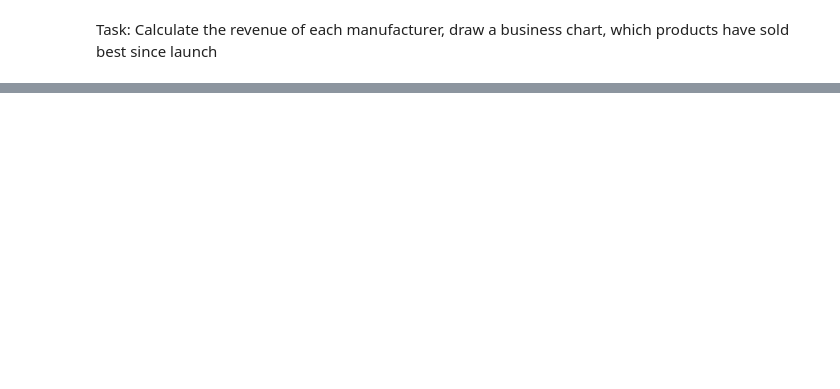
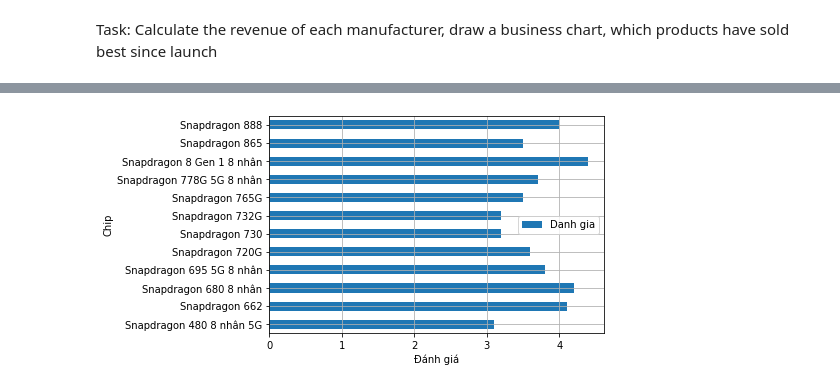
Before and after one commit to kienphamlalala/crawldata, a Jupyter notebook: xulyfile.ipynb, the cells around one changed output, grey strips where cells are left out. Saved outputs shown, nothing was run; the diff lists cells and outputs as text; code cells hidden in the pictures; blank space fills up the shorter version.

```diff
--- a/xulyfile.ipynb
+++ b/xulyfile.ipynb
@@ -23,0 +58,16 @@ Product has most sales is iPhone with 41631410000 sales
+# %%
+def chip_snd(st1):
+    st1=st1.split(' ')[0]
+    return st1
+# %%
+
+#df2_tmp=df2.loc[(df2['Gia']<8000000)&(df2['Danh gia']>=4)&(df2['Gia']>5000000)]
+
+df.head()
+df3=df.loc[:,['Name','Chip','Danh gia']]
+df3['Chip Sn']=df3['Chip'].apply(chip_snd)
+snd_tmp=df3.loc[(df3['Chip Sn']=='Snapdragon')]
+snd_tmp2=snd_tmp.groupby('Chip')
+snd_tmp2_avg=snd_tmp2.mean()
+snd_tmp2_avg=round(snd_tmp2_avg.reset_index(),1)
+snd_tmp2_avg
@@ -23,0 +88,8 @@ Product has most sales is iPhone with 41631410000 sales
+# %%
+snd_tmp2_avg.plot(x='Chip',y='Danh gia',kind='barh')
+plt.xlabel('Đánh giá')
+
+plt.grid()
+plt.show()
+# %% [output]
+[figure, added]
```
Also changed, not shown: parts of 7 cells of this notebook.
